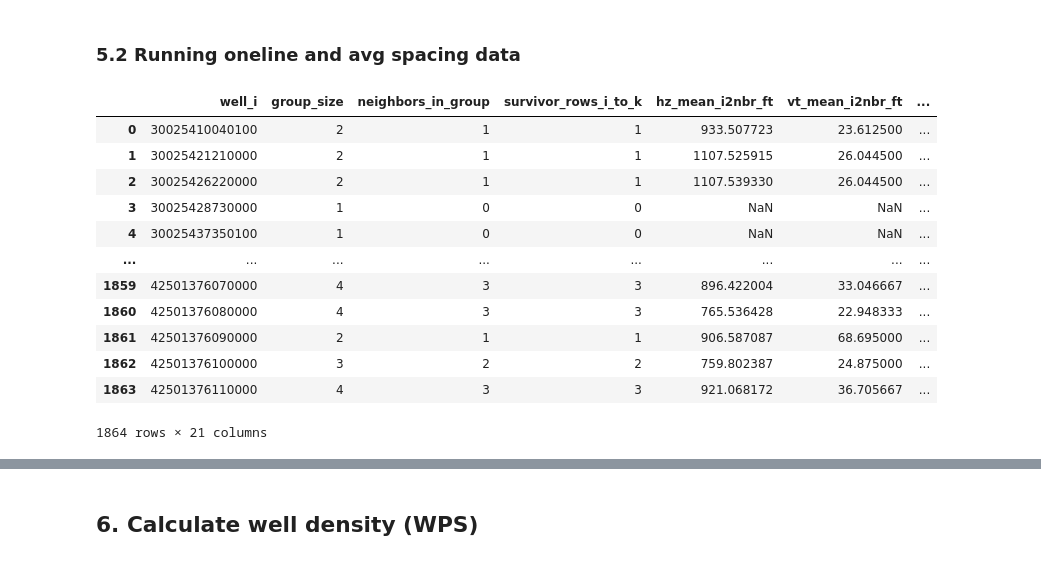
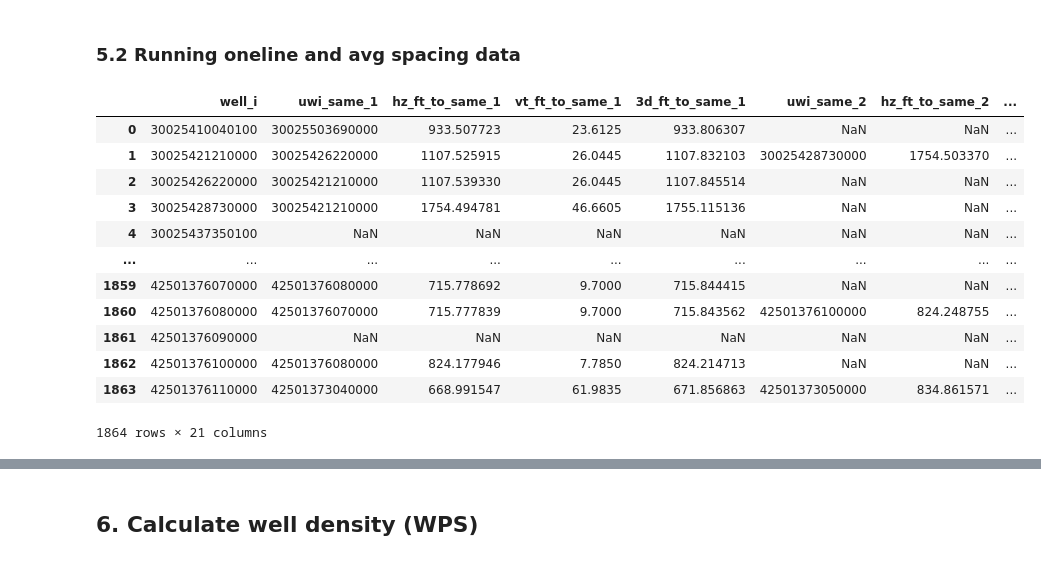
Before and after one commit to apoorvasaxena03/well-spacing-analyzer, a Jupyter notebook: notebooks/spacing_stat_ik_v1.ipynb, the cells around one changed output, grey strips where cells are left out. Saved outputs shown, nothing was run; the diff lists cells and outputs as text; code cells hidden in the pictures.

```diff
--- a/notebooks/spacing_stat_ik_v1.ipynb
+++ b/notebooks/spacing_stat_ik_v1.ipynb
@@ -2032,6 +2032,8 @@ class WellSpacingCalculator:
         return pd.DataFrame(rows)
 # %% [markdown]
 ## 3. Testing
+# %%
+logger = get_logger("WellSpacingCalculator")
 # %%
 def load_uwi_files(folder_path: str) -> pd.DataFrame:
     """
@@ -2111,15 +2106,30 @@ NameError: name 'df_header' is not defined
 # %% [markdown]
 ### 2.2 Getting Directional Surveys
 # %%
-# df_directional = data_loader.get_directional_data()
+directional_col_map = {
+    # SOURCE COLUMN NAME  -> CANONICAL NAME
+    "uwi": "uwi",
+    "md": "md",
+    "tvd": "tvd",
+    "inclination": "inclination",
+    "azimuth": "azimuth",
+    "latitude": "latitude",
+    "longitude": "longitude",
+    "deviation_E/W": "deviation_E/W",
+    "E/W": "E/W",
+    "deviation_N/S": "deviation_N/S",
+    "N/S": "N/S",
+}
 
 # tce_laptop_directional_path = r"C:\Users\apoorva.saxena\Desktop\Projects_AP\01. Ring Energy\Directional Surveys\Directional_Survey.csv"
 # sitio_laptop_directional_path = r"C:\Users\Apoorva.Saxena\OneDrive - Sitio Royalties\Desktop\Project - Apoorva\For Matt\Directional Surveys\Directional_Survey.csv"
-bandera_laptop_directional_path = r"C:\Users\ApoorvaSaxena\OneDrive - Bandera Group\Desktop\Project AP\02.Python\Misc\For Matt\Ring Energy\Directional Surveys\Directional_Survey.csv"
+bandera_laptop_directional_path = r"C:\Users\ApoorvaSaxen_ct6z7vh\OneDrive - Bandera Group\Desktop\Project AP\02.Python\Misc\For Matt\Ring Energy\Directional Surveys\Directional_Survey.csv"
 
-df_directional = pd.read_csv(
-    bandera_laptop_directional_path,
-    dtype={"uwi": str})
+df_directional = data_loader.get_directional_data(
+    source=bandera_laptop_directional_path,
+    column_map=directional_col_map,
+    dtype_map={"uwi": "string"},
+    )
 # %% [markdown]
 ### 2.3 Missing DS from Header
 # %%
@@ -2132,4 +2142,4 @@ Number of missing UWI: 663
 ## 3. Computing UTM Coordinates
 # %%
 # Initialize the GeoSurveyProcessor with the log directory
-geo = GeoSurveyProcessor(log_dir=bandera_laptop_log_path)
+geo = GeoSurveyProcessor(logger=logger)
@@ -3445,19 +3447,9 @@ nb = DirectionalBenchNeighbors()
 one_line_summary = nb.summarize(
     spacing_df=df_spacing_ik_bench_filt,
     header_df=df_header_filter,
-    cutoff_ft=1_320.0,
-    vertical_cutoff_ft=200.0,         # global default if per-well vertical is NaN/missing
+    cutoff_ft=1_800.0,
+    vertical_cutoff_ft=125.0,         # global default if per-well vertical is NaN/missing
     axis_mode="any",
     overlap_pct_k_min=0.40,           # global default if per-well overlap is NaN/missing
 )
-
-# avg_tbl = nb.summarize_avg_spacing(
-#     spacing_df=df_spacing_ik_bench_filt,              # your full pairwise table (after Option A)
-#     cutoff_ft=2640.0,                    # horizontal cutoff
-#     # vertical_cutoff_ft=200.0,            # optional
-#     overlap_pct_k_min=0.50,              # reused as generic adjacency-min
-#     proj_coverage_min=0.25,              # optional gate for oblique/perp rows
-#     axis_mode="any",                     # or "EW"/"NS" to match DBN picks
-#     include_unweighted=True
-# )
 # %%
@@ -3477,16 +3473,16 @@ out = nb.summarize_avg_spacing(
 # %%
-out
+one_line_summary
 # %% [output]
-|  | well_i | group_size | neighbors_in_group | survivor_rows_i_to_k | hz_mean_i2nbr_ft | vt_mean_i2nbr_ft | ... |
-| 0 | 30025410040100 | 2 | 1 | 1 | 933.507723 | 23.612500 | ... |
-| 1 | 30025421210000 | 2 | 1 | 1 | 1107.525915 | 26.044500 | ... |
-| 2 | 30025426220000 | 2 | 1 | 1 | 1107.539330 | 26.044500 | ... |
-| 3 | 30025428730000 | 1 | 0 | 0 | NaN | NaN | ... |
-| 4 | 30025437350100 | 1 | 0 | 0 | NaN | NaN | ... |
-| ... | ... | ... | ... | ... | ... | ... | ... |
-| 1859 | 42501376070000 | 4 | 3 | 3 | 896.422004 | 33.046667 | ... |
-| 1860 | 42501376080000 | 4 | 3 | 3 | 765.536428 | 22.948333 | ... |
-| 1861 | 42501376090000 | 2 | 1 | 1 | 906.587087 | 68.695000 | ... |
-| 1862 | 42501376100000 | 3 | 2 | 2 | 759.802387 | 24.875000 | ... |
-| 1863 | 42501376110000 | 4 | 3 | 3 | 921.068172 | 36.705667 | ... |
+|  | well_i | uwi_same_1 | hz_ft_to_same_1 | vt_ft_to_same_1 | 3d_ft_to_same_1 | uwi_same_2 | hz_ft_to_same_2 | ... |
+| 0 | 30025410040100 | 30025503690000 | 933.507723 | 23.6125 | 933.806307 | NaN | NaN | ... |
+| 1 | 30025421210000 | 30025426220000 | 1107.525915 | 26.0445 | 1107.832103 | 30025428730000 | 1754.503370 | ... |
+| 2 | 30025426220000 | 30025421210000 | 1107.539330 | 26.0445 | 1107.845514 | NaN | NaN | ... |
+| 3 | 30025428730000 | 30025421210000 | 1754.494781 | 46.6605 | 1755.115136 | NaN | NaN | ... |
+| 4 | 30025437350100 | NaN | NaN | NaN | NaN | NaN | NaN | ... |
+| ... | ... | ... | ... | ... | ... | ... | ... | ... |
+| 1859 | 42501376070000 | 42501376080000 | 715.778692 | 9.7000 | 715.844415 | NaN | NaN | ... |
+| 1860 | 42501376080000 | 42501376070000 | 715.777839 | 9.7000 | 715.843562 | 42501376100000 | 824.248755 | ... |
+| 1861 | 42501376090000 | NaN | NaN | NaN | NaN | NaN | NaN | ... |
+| 1862 | 42501376100000 | 42501376080000 | 824.177946 | 7.7850 | 824.214713 | NaN | NaN | ... |
+| 1863 | 42501376110000 | 42501373040000 | 668.991547 | 61.9835 | 671.856863 | 42501373050000 | 834.861571 | ... |
 1864 rows × 21 columns
```
Also changed, not shown: parts of 9 cells of this notebook, 2 other files.
